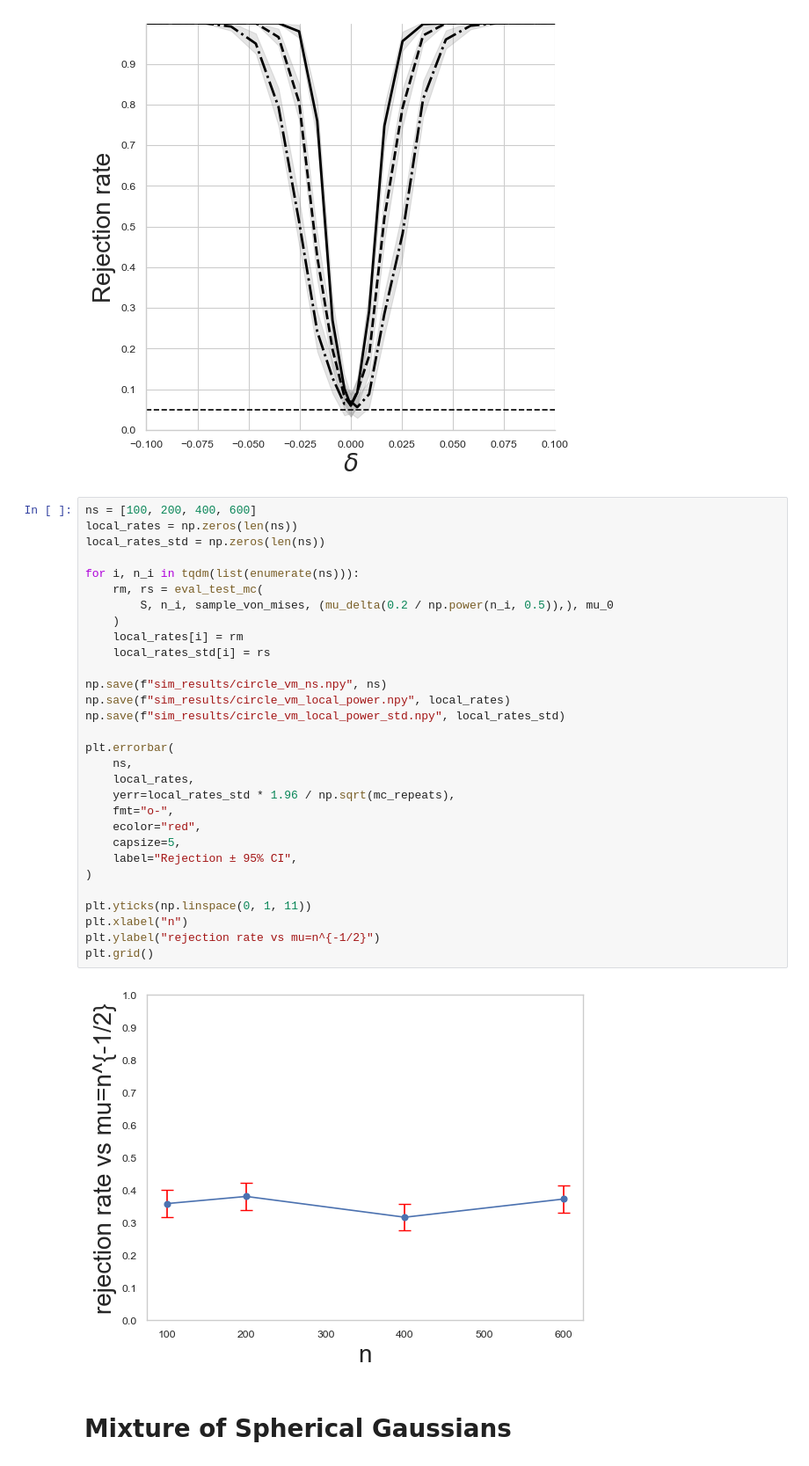
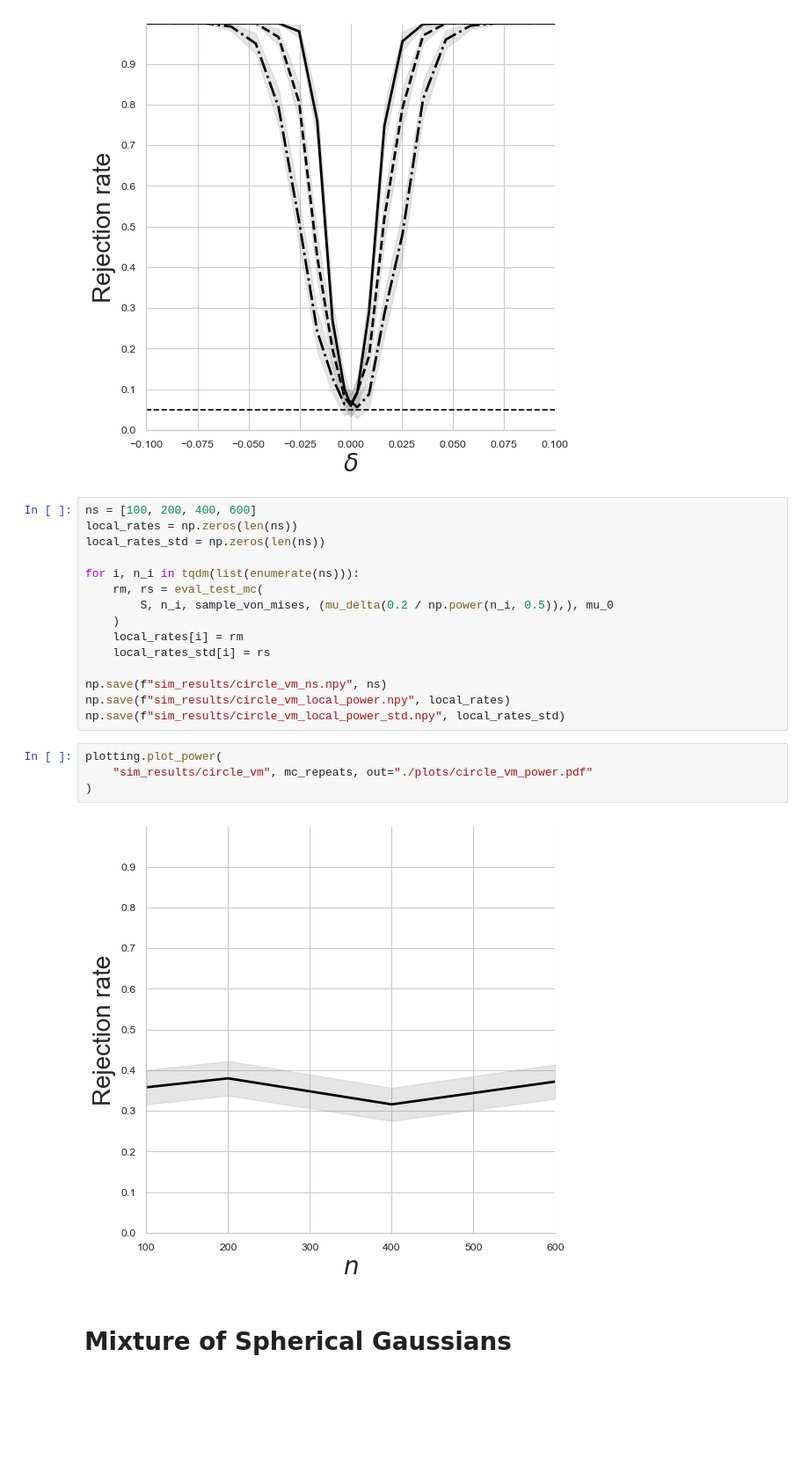
Before and after one commit to matthieubulte/meantesting, a Jupyter notebook: experiments.ipynb, the cells around one changed output. Shown at 88% size. Drawn from its saved outputs; the diff is of its cells as text; blank space fills up the shorter version.

```diff
--- a/experiments.ipynb
+++ b/experiments.ipynb
@@ -209,23 +221,12 @@ for i, n_i in tqdm(list(enumerate(ns))):
 np.save(f"sim_results/circle_vm_ns.npy", ns)
 np.save(f"sim_results/circle_vm_local_power.npy", local_rates)
 np.save(f"sim_results/circle_vm_local_power_std.npy", local_rates_std)
-
-plt.errorbar(
-    ns,
-    local_rates,
-    yerr=local_rates_std * 1.96 / np.sqrt(mc_repeats),
-    fmt="o-",
-    ecolor="red",
-    capsize=5,
-    label="Rejection ± 95% CI",
-)
-
-plt.yticks(np.linspace(0, 1, 11))
-plt.xlabel("n")
-plt.ylabel("rejection rate vs mu=n^{-1/2}")
-plt.grid()
-# %% [output]
-[figure, removed]
+# %%
+plotting.plot_power(
+    "sim_results/circle_vm", mc_repeats, out="./plots/circle_vm_power.pdf"
+)
+# %% [output]
+[figure, added]
 # %% [markdown]
 # Mixture of Spherical Gaussians
 # %%
```
Also changed, not shown: parts of 8 cells of this notebook, 9 other files.
